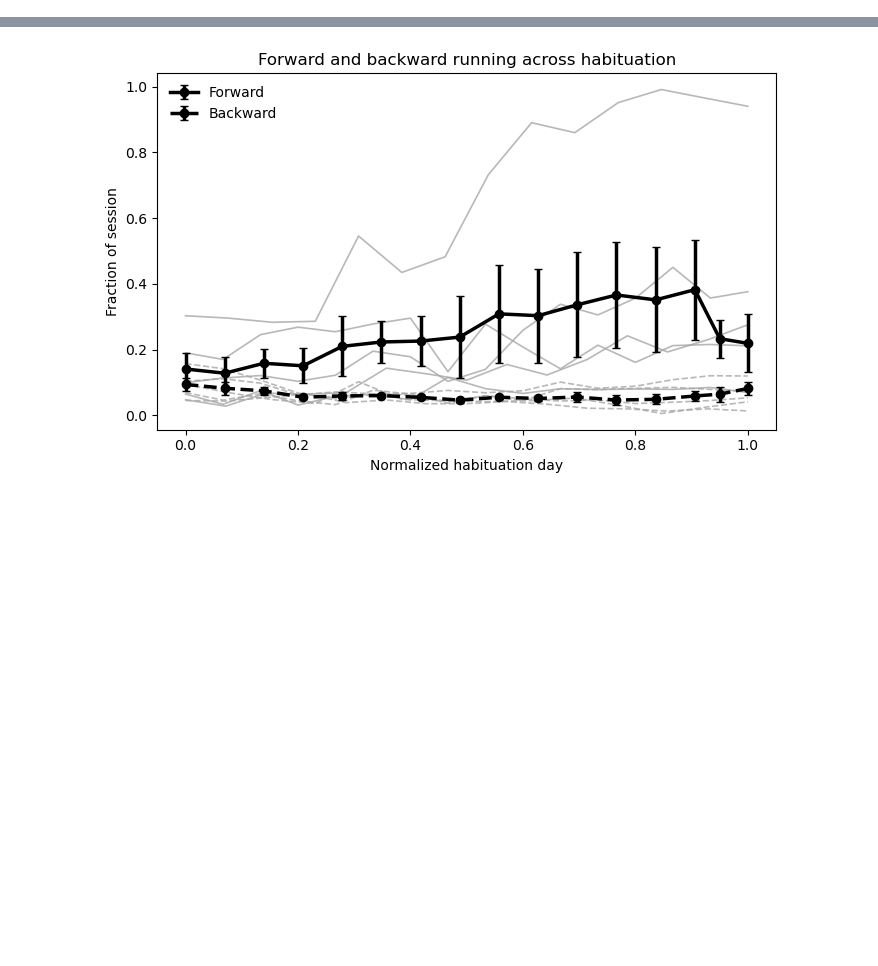
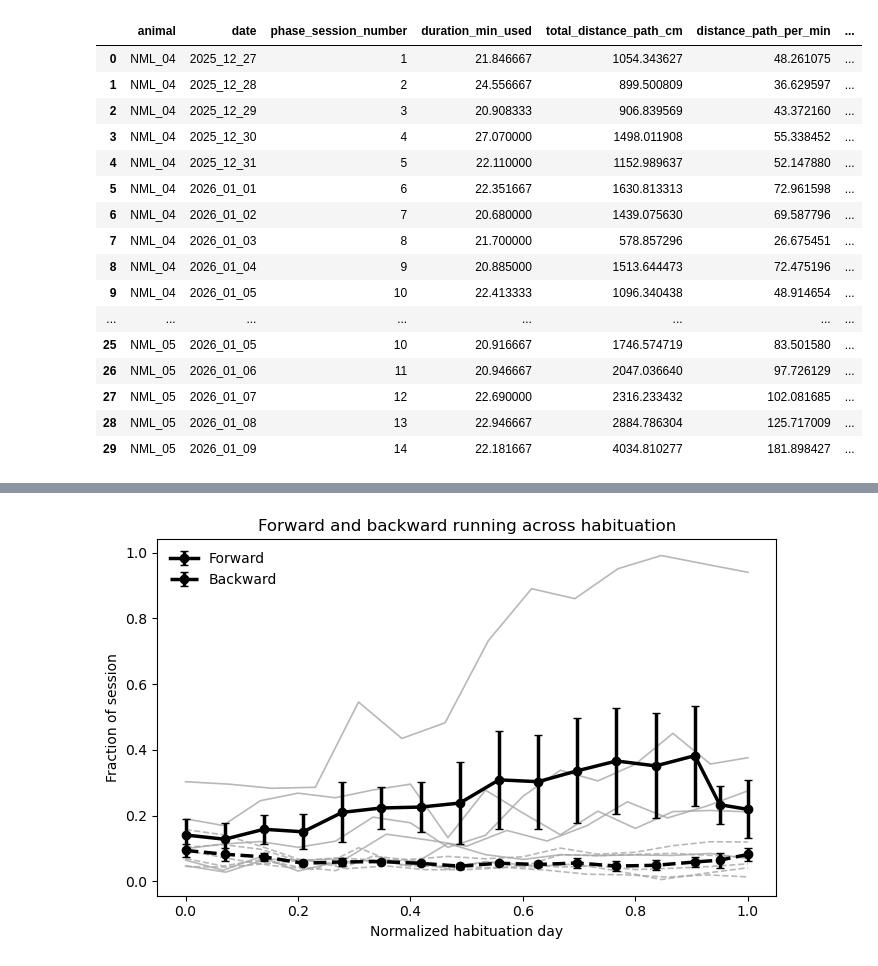
Before and after one commit to neuromomentumlab/Classical_Conditioning_Air_Wheel, a Jupyter notebook: Python/notebooks/habituation_analysis.ipynb, the cells around one changed output, grey strips where cells are left out. Cells and saved outputs as stored; diff of their text form; code cells hidden in the pictures; blank space fills up the shorter version.

```diff
--- a/Python/notebooks/habituation_analysis.ipynb
+++ b/Python/notebooks/habituation_analysis.ipynb
@@ -114,0 +351,36 @@ hab_session_df[
+# %%
+hab_df[
+    [
+        "animal",
+        "date",
+        "phase_session_number",
+        "duration_min_used",
+        "total_distance_path_cm",
+        "distance_path_per_min",
+        "total_distance_net_cm",
+        "distance_net_per_min",
+        "frac_forward",
+        "frac_stationary",
+        "mean_speed_path_cms",
+        "mean_speed_net_cms",
+        "status_whole_session",
+    ]
+].head(30)
+# %% [output]
+|  | animal | date | phase_session_number | duration_min_used | total_distance_path_cm | distance_path_per_min | ... |
+| 0 | NML_04 | 2025_12_27 | 1 | 21.846667 | 1054.343627 | 48.261075 | ... |
+| 1 | NML_04 | 2025_12_28 | 2 | 24.556667 | 899.500809 | 36.629597 | ... |
+| 2 | NML_04 | 2025_12_29 | 3 | 20.908333 | 906.839569 | 43.372160 | ... |
+| 3 | NML_04 | 2025_12_30 | 4 | 27.070000 | 1498.011908 | 55.338452 | ... |
+| 4 | NML_04 | 2025_12_31 | 5 | 22.110000 | 1152.989637 | 52.147880 | ... |
+| 5 | NML_04 | 2026_01_01 | 6 | 22.351667 | 1630.813313 | 72.961598 | ... |
+| 6 | NML_04 | 2026_01_02 | 7 | 20.680000 | 1439.075630 | 69.587796 | ... |
+| 7 | NML_04 | 2026_01_03 | 8 | 21.700000 | 578.857296 | 26.675451 | ... |
+| 8 | NML_04 | 2026_01_04 | 9 | 20.885000 | 1513.644473 | 72.475196 | ... |
+| 9 | NML_04 | 2026_01_05 | 10 | 22.413333 | 1096.340438 | 48.914654 | ... |
+| ... | ... | ... | ... | ... | ... | ... | ... |
+| 25 | NML_05 | 2026_01_05 | 10 | 20.916667 | 1746.574719 | 83.501580 | ... |
+| 26 | NML_05 | 2026_01_06 | 11 | 20.946667 | 2047.036640 | 97.726129 | ... |
+| 27 | NML_05 | 2026_01_07 | 12 | 22.690000 | 2316.233432 | 102.081685 | ... |
+| 28 | NML_05 | 2026_01_08 | 13 | 22.946667 | 2884.786304 | 125.717009 | ... |
+| 29 | NML_05 | 2026_01_09 | 14 | 22.181667 | 4034.810277 | 181.898427 | ... |
```
Also changed, not shown: parts of 14 cells of this notebook, 10 other files.
